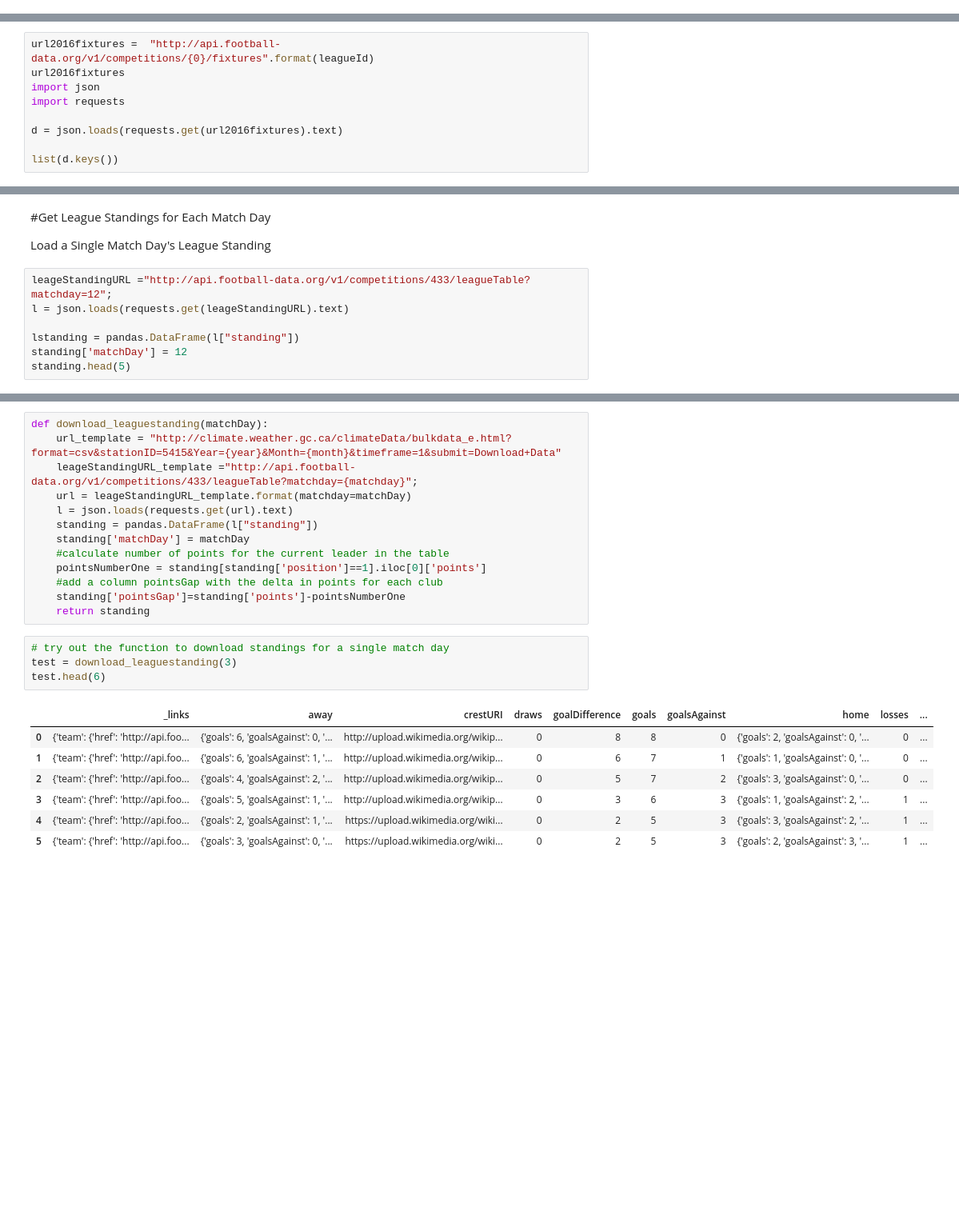
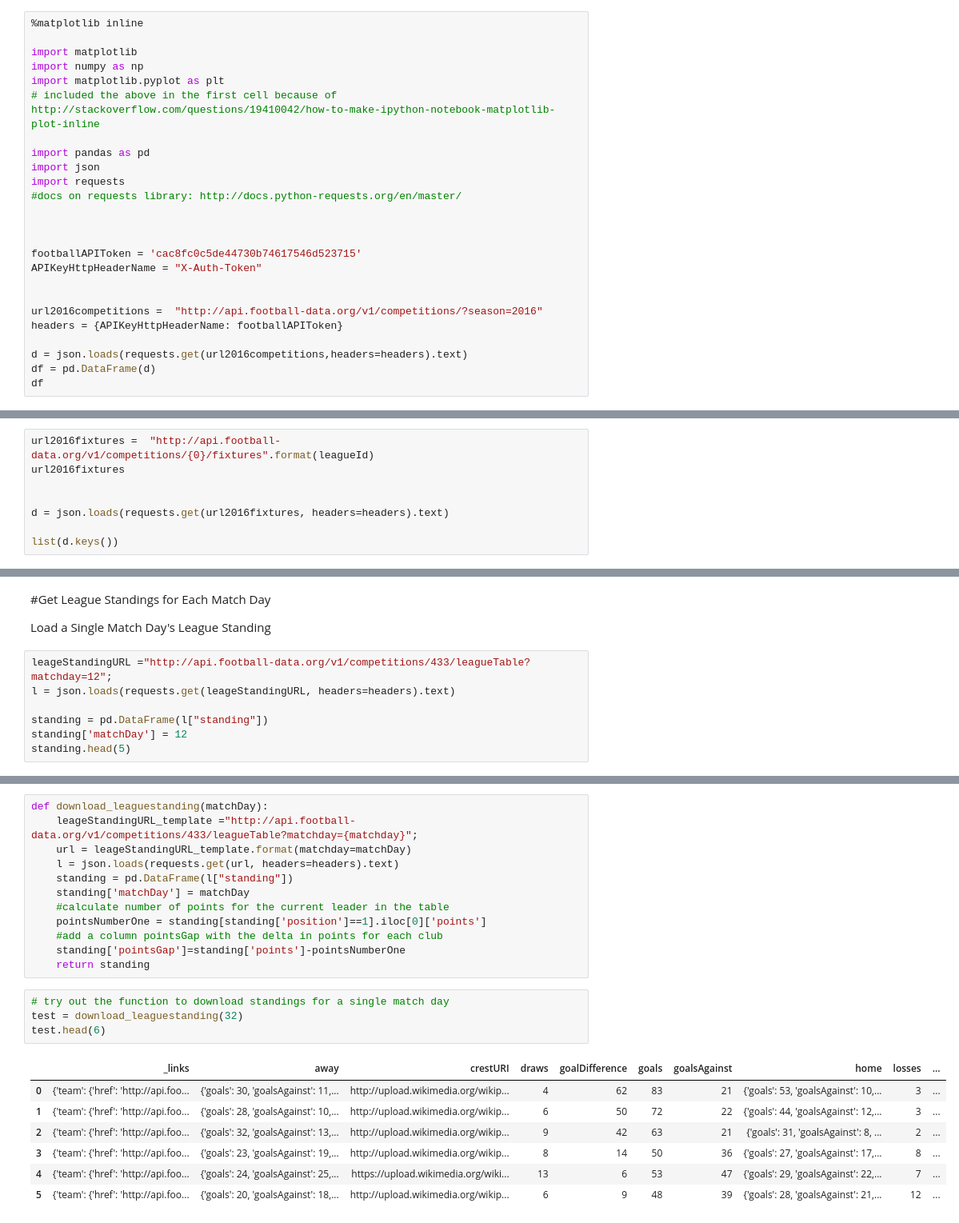
Before and after one commit to lucasjellema/jupyter-notebook-eredivisie, a Jupyter notebook: EredivisieResults_2016_2017.ipynb, the cells around one changed output, grey strips where cells are left out. Shown: that part at 80% size. Saved outputs shown, nothing was run; the diff lists cells and outputs as text; blank space fills up the shorter version.

```diff
--- a/EredivisieResults_2016_2017.ipynb
+++ b/EredivisieResults_2016_2017.ipynb
@@ -32,0 +24,25 @@ df.head(3)
+# %%
+%matplotlib inline
+
+import matplotlib
+import numpy as np
+import matplotlib.pyplot as plt
+# included the above in the first cell because of http://stackoverflow.com/questions/19410042/how-to-make-ipython-notebook-matplotlib-plot-inline
+
+import pandas as pd
+import json
+import requests
+#docs on requests library: http://docs.python-requests.org/en/master/
+
+
+
+footballAPIToken = 'cac8fc0c5de44730b74617546d523715'
+APIKeyHttpHeaderName = "X-Auth-Token"
+
+
+url2016competitions =  "http://api.football-data.org/v1/competitions/?season=2016"
+headers = {APIKeyHttpHeaderName: footballAPIToken}
+
+d = json.loads(requests.get(url2016competitions,headers=headers).text)
+df = pd.DataFrame(d)
+df
@@ -45,10 +79,9 @@ Now let's get the fixtures.
 # %%
 url2016fixtures =  "http://api.football-data.org/v1/competitions/{0}/fixtures".format(leagueId)
 url2016fixtures
-import json
-import requests
 
-d = json.loads(requests.get(url2016fixtures).text)
+
+d = json.loads(requests.get(url2016fixtures, headers=headers).text)
 
 list(d.keys())
 # %% [output]
@@ -304,9 +325,9 @@ fixtures_map.save('fixtures-map.html')
 Load a Single Match Day's League Standing
 # %%
 leageStandingURL ="http://api.football-data.org/v1/competitions/433/leagueTable?matchday=12";
-l = json.loads(requests.get(leageStandingURL).text)
+l = json.loads(requests.get(leageStandingURL, headers=headers).text)
 
-lstanding = pandas.DataFrame(l["standing"])
+standing = pd.DataFrame(l["standing"])
 standing['matchDay'] = 12
 standing.head(5)
 # %% [output]
@@ -314,10 +340,9 @@ standing.head(5)
 # %%
 def download_leaguestanding(matchDay):
-    url_template = "http://climate.weather.gc.ca/climateData/bulkdata_e.html?format=csv&stationID=5415&Year={year}&Month={month}&timeframe=1&submit=Download+Data"
     leageStandingURL_template ="http://api.football-data.org/v1/competitions/433/leagueTable?matchday={matchday}";
     url = leageStandingURL_template.format(matchday=matchDay)
-    l = json.loads(requests.get(url).text)
-    standing = pandas.DataFrame(l["standing"])
+    l = json.loads(requests.get(url, headers=headers).text)
+    standing = pd.DataFrame(l["standing"])
     standing['matchDay'] = matchDay
     #calculate number of points for the current leader in the table
     pointsNumberOne = standing[standing['position']==1].iloc[0]['points']
@@ -326,16 +351,16 @@ def download_leaguestanding(matchDay):
     return standing
 # %%
 # try out the function to download standings for a single match day
-test = download_leaguestanding(3)
+test = download_leaguestanding(32)
 test.head(6)
 # %% [output]
 |  | _links | away | crestURI | draws | goalDifference | goals | goalsAgainst | home | losses | ... |
-| 0 | {'team': {'href': 'http://api.foo... | {'goals': 6, 'goalsAgainst': 0, '... | http://upload.wikimedia.org/wikip... | 0 | 8 | 8 | 0 | {'goals': 2, 'goalsAgainst': 0, '... | 0 | ... |
-| 1 | {'team': {'href': 'http://api.foo... | {'goals': 6, 'goalsAgainst': 1, '... | http://upload.wikimedia.org/wikip... | 0 | 6 | 7 | 1 | {'goals': 1, 'goalsAgainst': 0, '... | 0 | ... |
-| 2 | {'team': {'href': 'http://api.foo... | {'goals': 4, 'goalsAgainst': 2, '... | http://upload.wikimedia.org/wikip... | 0 | 5 | 7 | 2 | {'goals': 3, 'goalsAgainst': 0, '... | 0 | ... |
-| 3 | {'team': {'href': 'http://api.foo... | {'goals': 5, 'goalsAgainst': 1, '... | http://upload.wikimedia.org/wikip... | 0 | 3 | 6 | 3 | {'goals': 1, 'goalsAgainst': 2, '... | 1 | ... |
-| 4 | {'team': {'href': 'http://api.foo... | {'goals': 2, 'goalsAgainst': 1, '... | https://upload.wikimedia.org/wiki... | 0 | 2 | 5 | 3 | {'goals': 3, 'goalsAgainst': 2, '... | 1 | ... |
-| 5 | {'team': {'href': 'http://api.foo... | {'goals': 3, 'goalsAgainst': 0, '... | https://upload.wikimedia.org/wiki... | 0 | 2 | 5 | 3 | {'goals': 2, 'goalsAgainst': 3, '... | 1 | ... |
+| 0 | {'team': {'href': 'http://api.foo... | {'goals': 30, 'goalsAgainst': 11,... | http://upload.wikimedia.org/wikip... | 4 | 62 | 83 | 21 | {'goals': 53, 'goalsAgainst': 10,... | 3 | ... |
+| 1 | {'team': {'href': 'http://api.foo... | {'goals': 28, 'goalsAgainst': 10,... | http://upload.wikimedia.org/wikip... | 6 | 50 | 72 | 22 | {'goals': 44, 'goalsAgainst': 12,... | 3 | ... |
+| 2 | {'team': {'href': 'http://api.foo... | {'goals': 32, 'goalsAgainst': 13,... | http://upload.wikimedia.org/wikip... | 9 | 42 | 63 | 21 | {'goals': 31, 'goalsAgainst': 8, ... | 2 | ... |
+| 3 | {'team': {'href': 'http://api.foo... | {'goals': 23, 'goalsAgainst': 19,... | http://upload.wikimedia.org/wikip... | 8 | 14 | 50 | 36 | {'goals': 27, 'goalsAgainst': 17,... | 8 | ... |
+| 4 | {'team': {'href': 'http://api.foo... | {'goals': 24, 'goalsAgainst': 25,... | https://upload.wikimedia.org/wiki... | 13 | 6 | 53 | 47 | {'goals': 29, 'goalsAgainst': 22,... | 7 | ... |
+| 5 | {'team': {'href': 'http://api.foo... | {'goals': 20, 'goalsAgainst': 18,... | http://upload.wikimedia.org/wikip... | 6 | 9 | 48 | 39 | {'goals': 28, 'goalsAgainst': 21,... | 12 | ... |
 # %%
 #test[test['position']==1].iloc[0]['points']
 #eagueId = league.iloc[0]['id']
```
Also changed, not shown: parts of 16 cells of this notebook, 1 other file.
